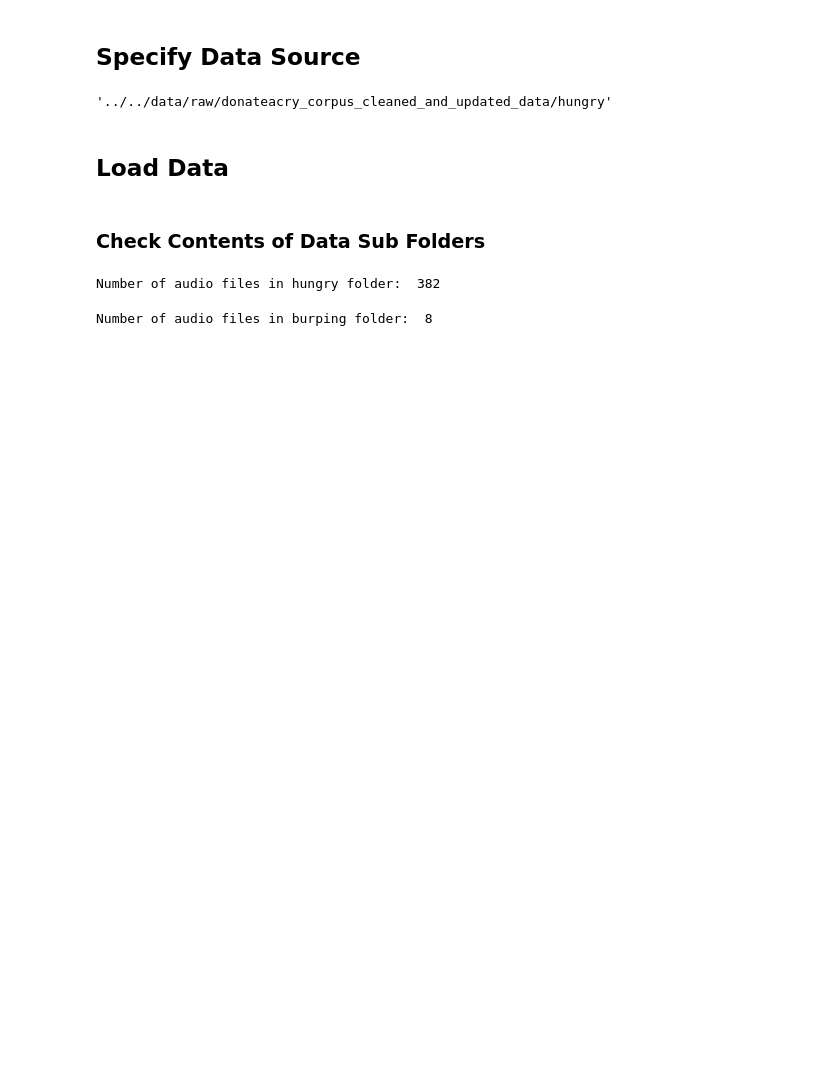
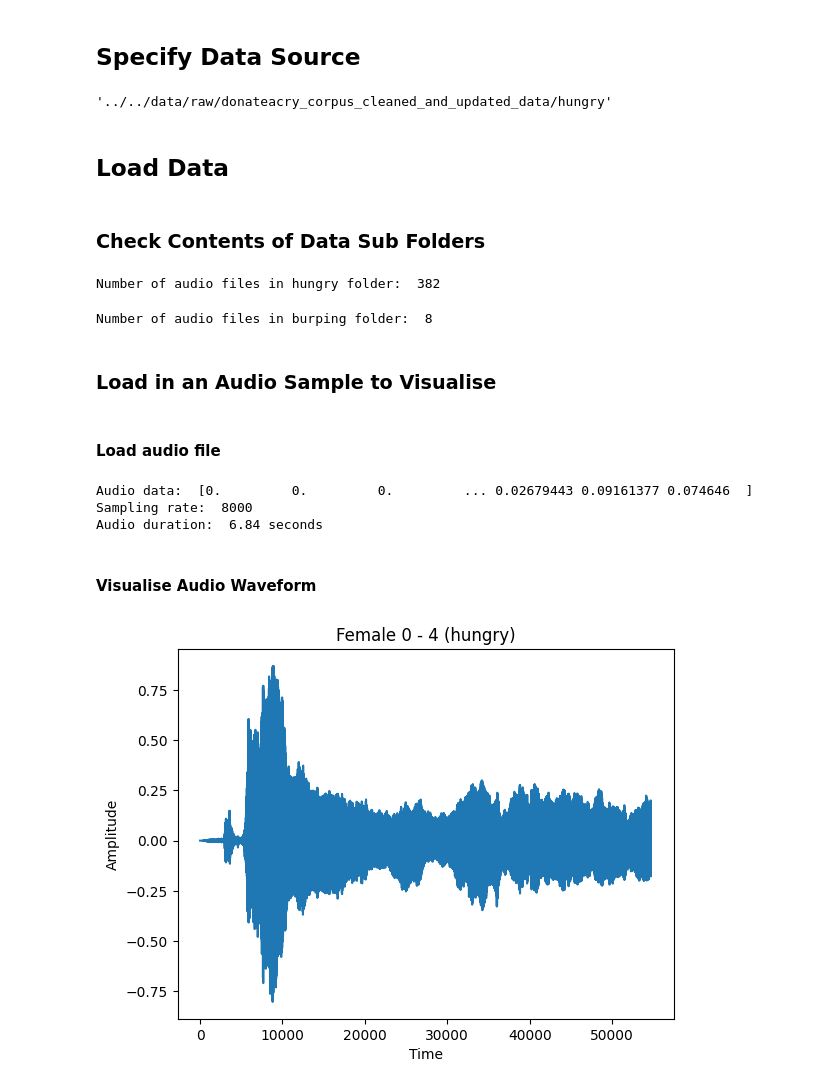
Before and after one commit to Deirdre-cyber/fyp-development, a Jupyter notebook: code/visualisations/exploration_notebook.ipynb, the cells around one changed output. Drawn from its saved outputs; the diff is of its cells as text; code cells hidden in the pictures; blank space fills up the shorter version.

Commit message:
FIN-6 investigating data continued

```diff
--- a/code/visualisations/exploration_notebook.ipynb
+++ b/code/visualisations/exploration_notebook.ipynb
@@ -26,7 +27,33 @@ audio_files = os.listdir(hungry)
 print('Number of audio files in burping folder: ', len(audio_files))
 # %% [output]
 Number of audio files in burping folder:  8
+# %% [markdown]
+### Load in an Audio Sample to Visualise
+# %% [markdown]
+#### Load audio file
 # %%
-# Load audio file
-audio_path = hungry + '/0a983cd2-0078-4698-a048-99ac01eb167a-1433917038889-1.7-f-04-hu.wav'
-y, sr = librosa.load(audio_path, sr=None)
+
+import librosa
+
+audio_file = hungry + '/0a983cd2-0078-4698-a048-99ac01eb167a-1433917038889-1.7-f-04-hu.wav'
+y, sr = librosa.load(audio_file, sr=None)
+# %%
+print('Audio data: ', y)
+print('Sampling rate: ', sr)
+print('Audio duration: ', len(y)/sr, 'seconds')
+# %% [output]
+Audio data:  [0.         0.         0.         ... 0.02679443 0.09161377 0.074646  ]
+Sampling rate:  8000
+Audio duration:  6.84 seconds
+# %% [markdown]
+#### Visualise Audio Waveform
+# %%
+import matplotlib.pyplot as plt
+
+plt.plot(y)
+plt.title('Female 0 - 4 (hungry)')
+plt.xlabel('Time')
+plt.ylabel('Amplitude')
+plt.show()
+# %% [output]
+[figure, added]
```
Also changed, not shown: parts of 21 cells of this notebook.
